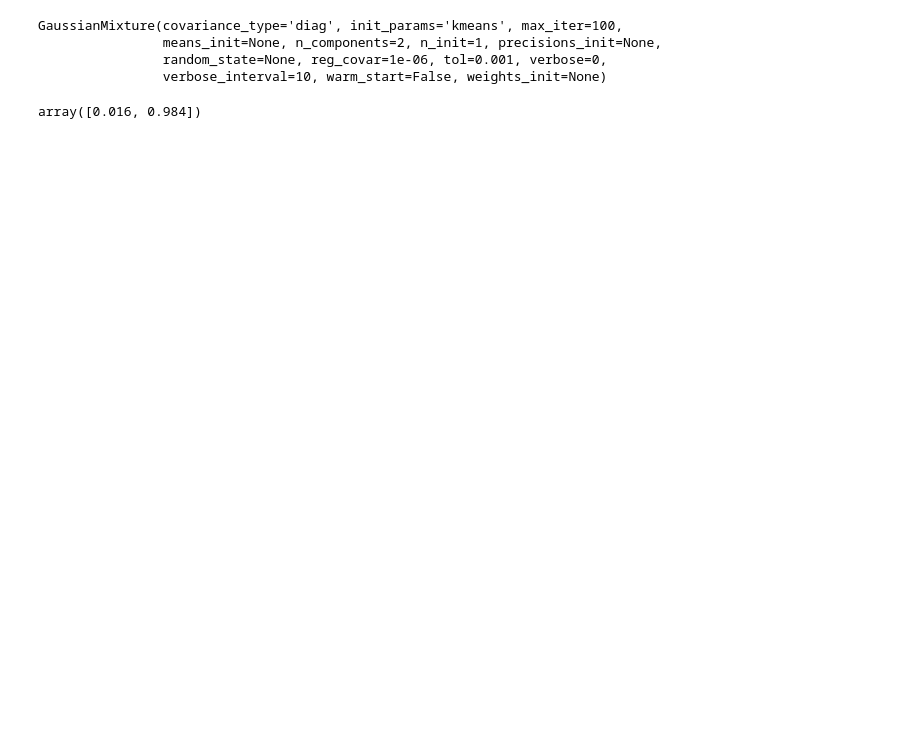
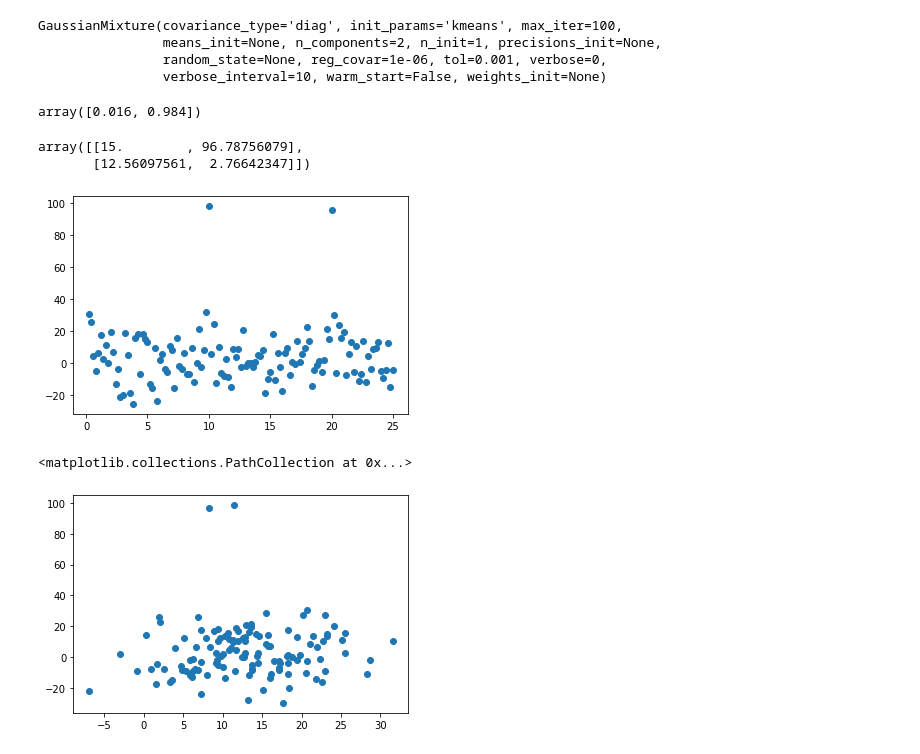
Before and after one commit to algoasylum/SatelliteImageAnalysis, a Jupyter notebook: Precipitation_Analysis/Synthetic Data Representation.ipynb, the cells around one changed output. Drawn from its saved outputs; the diff is of its cells as text; code cells hidden in the pictures; blank space fills up the shorter version.

Commit message:
Updated Synthetic Data Rep Notebook

```diff
--- a/Precipitation_Analysis/Synthetic Data Representation.ipynb
+++ b/Precipitation_Analysis/Synthetic Data Representation.ipynb
@@ -383,3 +433,21 @@ GaussianMixture(covariance_type='diag', init_params='kmeans', max_iter=100,
 best_gmm2.weights_
 # %% [output]
 array([0.016, 0.984])
+# %%
+best_gmm2.means_
+# %% [output]
+array([[15.        , 96.78756079],
+       [12.56097561,  2.76642347]])
+# %%
+x,_ = best_gmm2.sample(125)
+# %%
+d = pd.DataFrame(x,columns = ['x','y'])
+# %%
+cep1 = cep.iloc[1:,1:]
+plt.scatter(cep1['Quefrency'],cep1['Cepstrum'])
+plt.show()
+plt.scatter(d['x'],d['y'])
+# %% [output]
+[figure, added]
+<matplotlib.collections.PathCollection at 0x...>
+[figure, added]
```
Also changed, not shown: parts of 11 cells of this notebook.
